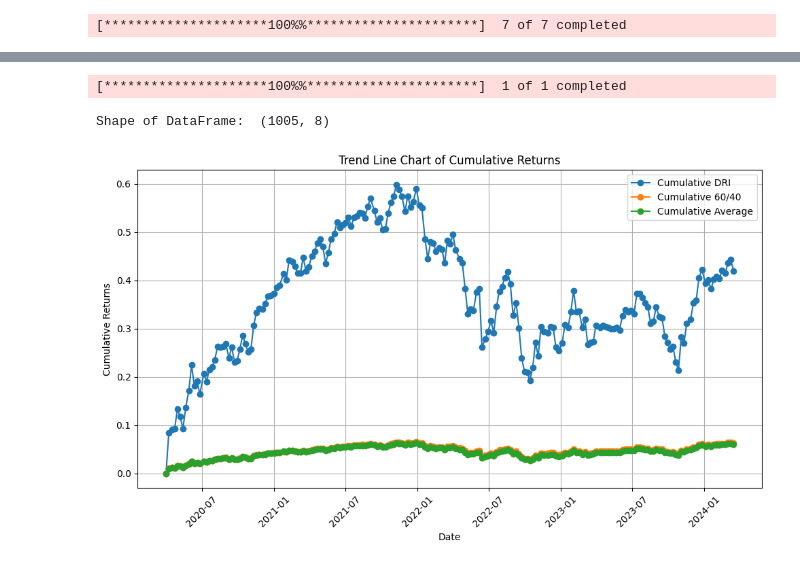
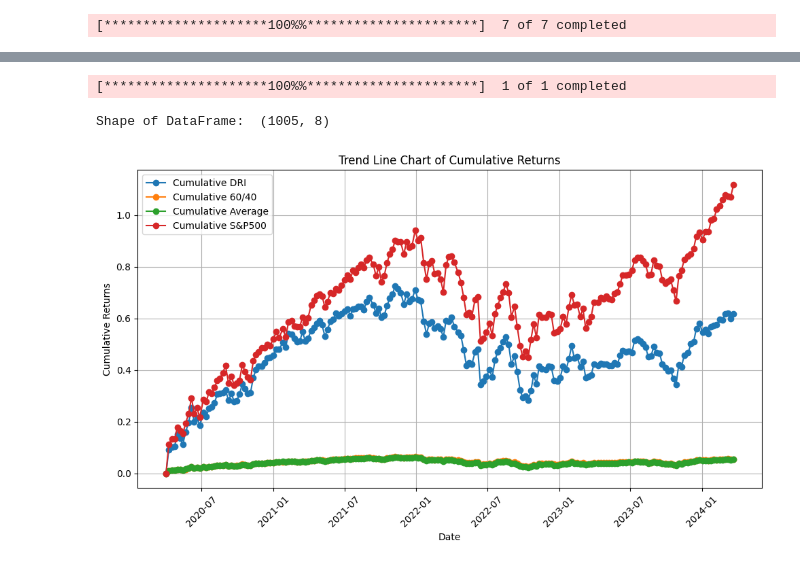
Before and after one commit to ying-ni/drl_finance, a Jupyter notebook: drl.ipynb, the cells around one changed output, grey strips where cells are left out. Drawn from its saved outputs; the diff is of its cells as text; code cells hidden in the pictures.

```diff
--- a/drl.ipynb
+++ b/drl.ipynb
@@ -193,7 +195,7 @@ cov_list = []
 return_list = []
 
 # # look back is one year
-lookback= 2
+lookback= 252
 for i in range(lookback,len(data_df.index.unique())):
   data_lookback = data_df.loc[i-lookback:i,:]
   price_lookback=data_lookback.pivot_table(index = 'Date',columns = 'tic', values = 'close')
@@ -513,3 +577,8 @@ Stock Dimension: 7, State Space: 7
+# %%
+
+from stable_baselines3 import A2C  # 這裡以 DDPG 算法為例
+# # 載入模型
+trained_a2c = A2C.load("/home/jenchang/drl_finance/trained_models/trained_a2c_06_21.zip")
 # %% [markdown]
 #Implement DRL Algorithms
 # %%
@@ -554,10 +634,15 @@ trade['^W5000FLT'] = trade['^W5000FLT'].str.replace(',', '')
 e_trade_gym = StockPortfolioEnv(df = trade, **env_kwargs)
 # %%
 
-# df_daily_return, df_actions = DRLAgent.DRL_prediction(model=trained_ddpg,
-#                         environment = e_trade_gym)
+"""
+原程式碼: df_daily_return, df_actions = DRLAgent.DRL_prediction(model=trained_ddpg, environment = e_trade_gym)
+DRLAgent.DRL_predictio(): /home/jenchang/.local/lib/python3.10/site-packages/finrl/agents/stablebaselines3/models.py
+因目前交易頻率是每五天交易一次:  改 len(environment.df.index.unique())/5 -1
+"""
+
 environment = e_trade_gym
-model=trained_ddpg
+# model=trained_ddpg
+model = trained_a2c
 deterministic=True
 test_env, test_obs = environment.get_sb_env()
 account_memory = None  # This help avoid unnecessary list creation
@@ -565,26 +650,25 @@ actions_memory = None  # optimize memory consumption
 # state_memory=[] #add memory pool to store states
 
 test_env.reset()
-max_steps = len(environment.df.index.unique()) -5
+max_steps = len(environment.df.index.unique())/5 -1
 
 for i in range(len(environment.df.index.unique())):
     action, _states = model.predict(test_obs, deterministic=deterministic)
-    asset_memory = test_env.env_method(method_name="save_asset_memory")
-    actions_memory = test_env.env_method(method_name="save_action_memory")
-    account_memory = test_env.env_method(method_name="save_profolio_return_memory")
     test_obs, rewards, dones, info = test_env.step(action)
 
-    # if (
-    #     i == max_steps - 5
-    # ):  # more descriptive condition for early termination to clarify the logic
-    #     account_memory = test_env.env_method(method_name="save_asset_memory")
-    #     actions_memory = test_env.env_method(method_name="save_action_memory")
-    # add current state to state memory
-    # state_memory=test_env.env_method(method_name="save_state_memory")
+    if (
+        i == max_steps - 1
+    ):  # more descriptive condition for early termination to clarify the logic
+        asset_memory = test_env.env_method(method_name="save_asset_memory")
+        actions_memory = test_env.env_method(method_name="save_action_memory")
+        account_memory = test_env.env_method(method_name="save_profolio_return_memory")
+        #add current state to state memory
+        # state_memory=test_env.env_method(method_name="save_state_memory")
+
     if dones[0]:
         print("hit end!")
         break
-    df_profolio_value, df_daily_return, df_actions = asset_memory[0],account_memory[0], actions_memory[0]
+df_profolio_value, df_daily_return, df_actions = asset_memory[0],account_memory[0], actions_memory[0]
 # %% [output]
 =================================
 begin_total_asset:1000000
@@ -951,42 +1064,42 @@ cumulative_returns_result = pd.DataFrame({'date':daily_return_result['date'], 'c
 
 #計算baseline
 baseline_df = get_baseline(
-        ticker='^DJI', start=df_daily_return.loc[0,'date'], end='2024-03-31'
+        ticker='^GSPC', start=df_daily_return.loc[0,'date'], end='2024-03-31'
     )
 baseline_df['date'] = pd.to_datetime(baseline_df['date'])
 baseline_df = baseline_df.merge(daily_return_result['date'], on='date', how='inner')
 baseline_returns = get_daily_return(baseline_df, value_col_name="close")
 baseline_returns.fillna(0, inplace=True)
 baseline_returns = baseline_returns.reset_index()
 baseline_returns['date'] = baseline_returns['date'].dt.normalize().dt.tz_convert(None)
 
 cumulative_baseline= (1 + baseline_returns['daily_return']).cumprod() - 1
 
 date = cumulative_returns_result['date']
 cumulative_drl = cumulative_returns_result['cumulative_drl']
 cumulative_6040 = cumulative_returns_result['cumulative_6040']
 cumulative_avg =cumulative_returns_result['cumulative_avg']
 
 # 繪製趨勢值線圖
 plt.figure(figsize=(10, 6))
 plt.plot(dates, cumulative_drl, marker='o', label='Cumulative DRI')
 plt.plot(dates, cumulative_6040, marker='o', label='Cumulative 60/40')
 plt.plot(dates, cumulative_avg, marker='o', label='Cumulative Average')
-# plt.plot(dates, cumulative_baseline, marker='o', label='Cumulative DJI')
+plt.plot(dates, cumulative_baseline, marker='o', label='Cumulative S&P500')
 plt.xlabel('Date')
 plt.ylabel('Cumulative Returns')
 plt.title('Trend Line Chart of Cumulative Returns')
 plt.xticks(rotation=45)
 plt.legend()
 plt.grid(True)
 plt.tight_layout()
 
 # 顯示圖表
 plt.show()
 # %% [output]
 [*********************100%%**********************]  1 of 1 completed
 Shape of DataFrame:  (1005, 8)
-[figure, old version]
+[figure, new version]
 # %%
 # 取得資產配置之各股利與發行日
 # 計算各資產期股數 * 股利之金額
```
Also changed, not shown: parts of 31 cells of this notebook, 12 other files.
